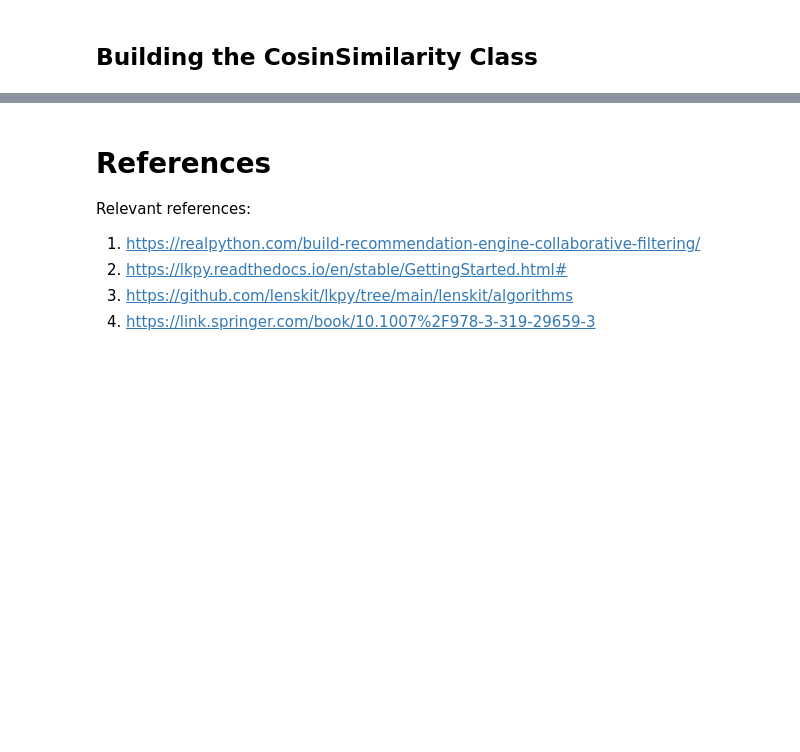
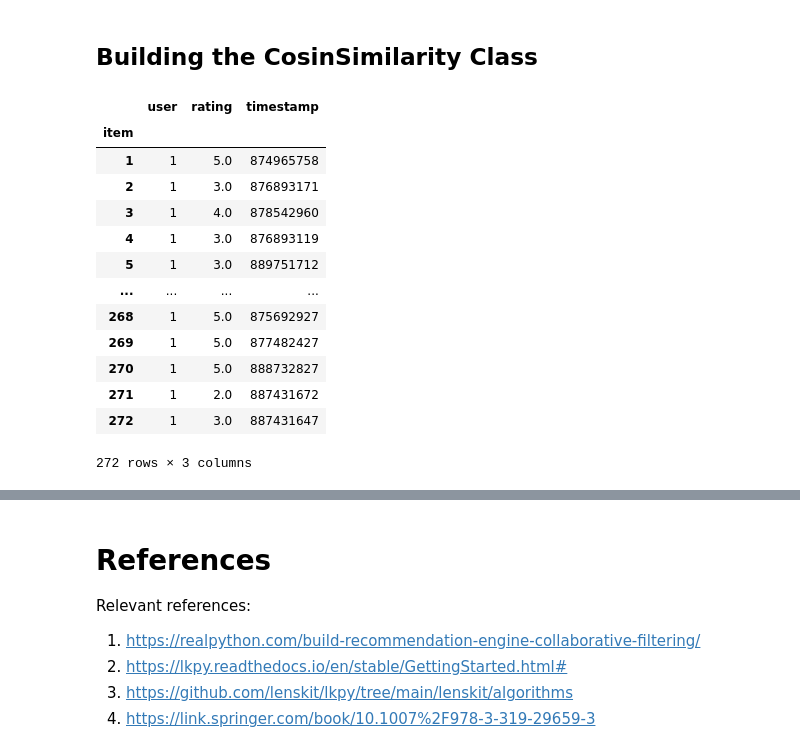
Before and after one commit to niniack/rec-sys-dynamics, a Jupyter notebook: notebooks/Recommender_Systems_Cosin_Similarity.ipynb, the cells around one changed output, grey strips where cells are left out. Saved outputs shown, nothing was run; the diff lists cells and outputs as text; code cells hidden in the pictures; blank space fills up the shorter version.

```diff
--- a/notebooks/Recommender_Systems_Cosin_Similarity.ipynb
+++ b/notebooks/Recommender_Systems_Cosin_Similarity.ipynb
@@ -314,2 +224,21 @@ array([[0.96814626]], dtype=float32)
 # %% [markdown]
 ## Building the CosinSimilarity Class
+# %%
+user1_ratings = ratings[ratings['user'].values == 1].set_index('item')
+# %%
+user1_ratings.sort_index()
+# %% [output]
+|  | user | rating | timestamp |
+| item |  |  |  |
+| 1 | 1 | 5.0 | 874965758 |
+| 2 | 1 | 3.0 | 876893171 |
+| 3 | 1 | 4.0 | 878542960 |
+| 4 | 1 | 3.0 | 876893119 |
+| 5 | 1 | 3.0 | 889751712 |
+| ... | ... | ... | ... |
+| 268 | 1 | 5.0 | 875692927 |
+| 269 | 1 | 5.0 | 877482427 |
+| 270 | 1 | 5.0 | 888732827 |
+| 271 | 1 | 2.0 | 887431672 |
+| 272 | 1 | 3.0 | 887431647 |
+272 rows × 3 columns
```
Also changed, not shown: parts of 25 cells of this notebook.
